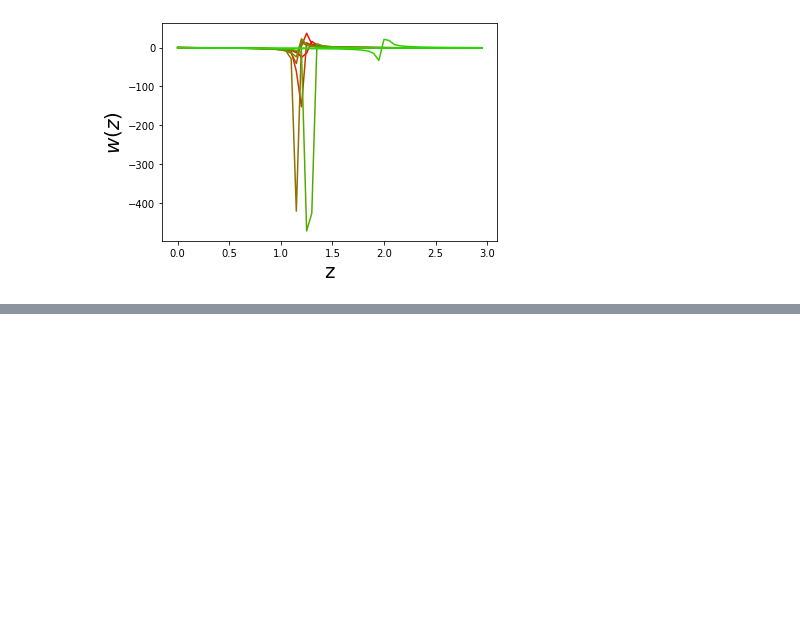
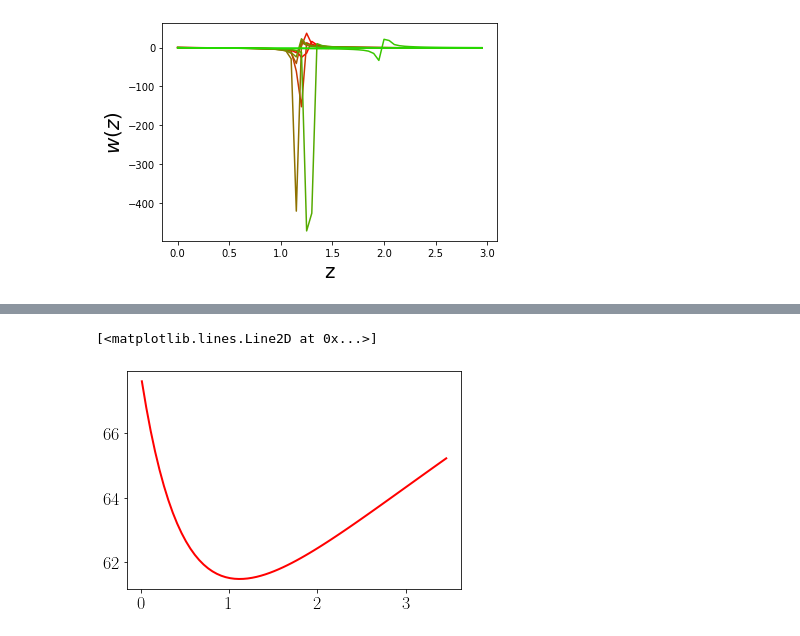
Before and after one commit to igomezv/simplemc_tests, a Jupyter notebook: plots_Quintom.ipynb, the cells around one changed output, grey strips where cells are left out. Saved outputs shown, nothing was run; the diff lists cells and outputs as text; code cells hidden in the pictures; blank space fills up the shorter version.

```diff
--- a/plots_Quintom.ipynb
+++ b/plots_Quintom.ipynb
@@ -614,0 +635,5 @@ Removed no burn in
+# %%
+plt.plot(f0, f1, color='red', label=r'$\Lambda CDM$', lw=2,)
+# %% [output]
+[<matplotlib.lines.Line2D at 0x...>]
+[figure, added]
```
Also changed, not shown: parts of 8 cells of this notebook.
